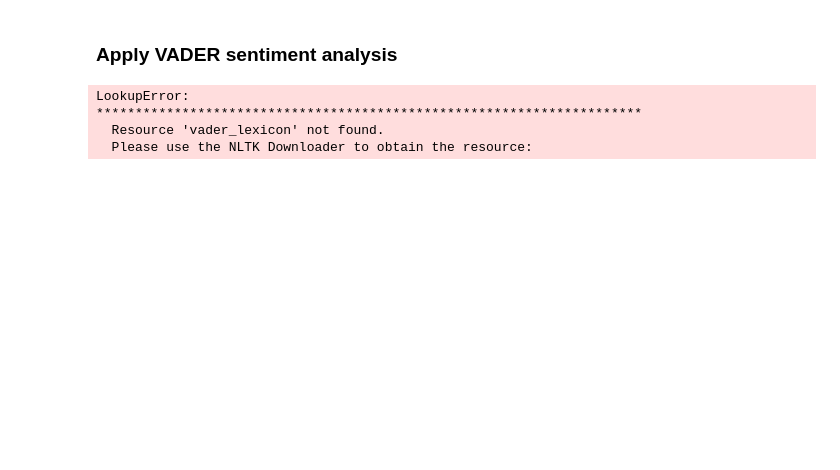
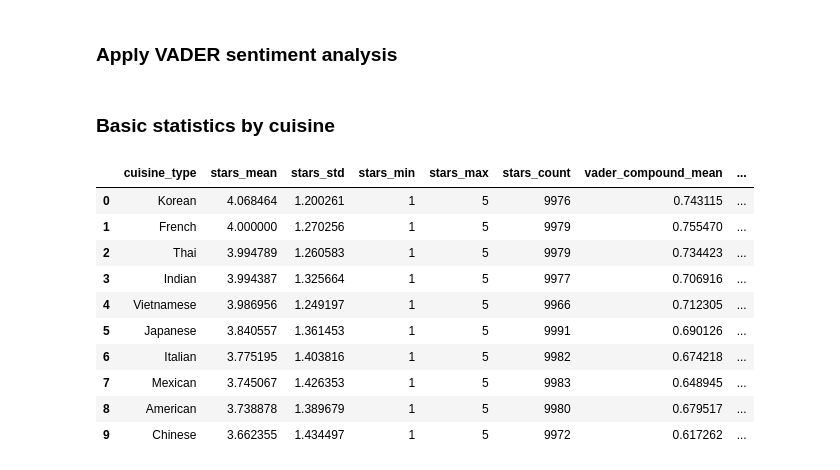
Before and after one commit to melinayg/CS4120-Project, a Jupyter notebook: project_file.ipynb, the cells around one changed output. Saved outputs shown, nothing was run; the diff lists cells and outputs as text; code cells hidden in the pictures; blank space fills up the shorter version.

```diff
--- a/project_file.ipynb
+++ b/project_file.ipynb
@@ -220,13 +218,13 @@ display(df_sent.head(3))
 # %% [markdown]
 ### Apply VADER sentiment analysis
 # %%
+sia = SentimentIntensityAnalyzer()
+
 texts = df_sent["text_clean"].fillna("").astype(str)
 n = len(texts)
 neg, neu, pos, compound = [], [], [], []
 
 for i, t in enumerate(texts):
-    if (i + 1) % 10_000 == 0 or (i + 1) == n:
-        print(f"[VADER] Processing review {i + 1:,} / {n:,} ...")
     scores = sia.polarity_scores(t)
     neg.append(scores["neg"])
     neu.append(scores["neu"])
@@ -237,38 +235,27 @@ df_sent["vader_negative"] = neg
 df_sent["vader_neutral"] = neu
 df_sent["vader_positive"] = pos
 df_sent["vader_compound"] = compound
-
-print("\n[VADER] Sample: text_clean, stars, vader_compound (5 rows)")
-sample_cols = ["text_clean", "stars", "vader_compound"]
-for _, row in df_sent[sample_cols].head(5).iterrows():
-    tc = row["text_clean"]
-    if isinstance(tc, str) and len(tc) > 200:
-        tc = tc[:200] + "..."
-    print(f"  stars={row['stars']!r}  compound={row['vader_compound']:.4f}")
-    print(f"  text: {tc!r}\n")
-# %% [output]
-LookupError:
-**********************************************************************
-  Resource 'vader_lexicon' not found.
-  Please use the NLTK Downloader to obtain the resource:
+# %% [markdown]
+### Basic statistics by cuisine
 # %%
-# === [SENTIMENT 4/8] Basic statistics by cuisine ===
-try:
-    from IPython.display import display
-except ImportError:
-    display = print
-
 stat_cols = ["stars", "vader_compound"]
 
 by_cuisine = df_sent.groupby("cuisine_type")[stat_cols].agg(
     ["mean", "std", "min", "max", "count"]
 )
-# Flatten MultiIndex columns -> stars_mean, stars_std, ...
 by_cuisine.columns = [f"{a}_{b}" for a, b in by_cuisine.columns]
 by_cuisine = by_cuisine.reset_index()
 
-print("[STATS] By cuisine — sorted by mean stars (descending)")
 display(by_cuisine.sort_values("stars_mean", ascending=False).reset_index(drop=True))
-
-print("\n[STATS] By cuisine — sorted by mean vader_compound (descending)")
-display(by_cuisine.sort_values("vader_compound_mean", ascending=False).reset_index(drop=True))
+# %% [output]
+|  | cuisine_type | stars_mean | stars_std | stars_min | stars_max | stars_count | vader_compound_mean | ... |
+| 0 | Korean | 4.068464 | 1.200261 | 1 | 5 | 9976 | 0.743115 | ... |
+| 1 | French | 4.000000 | 1.270256 | 1 | 5 | 9979 | 0.755470 | ... |
+| 2 | Thai | 3.994789 | 1.260583 | 1 | 5 | 9979 | 0.734423 | ... |
+| 3 | Indian | 3.994387 | 1.325664 | 1 | 5 | 9977 | 0.706916 | ... |
+| 4 | Vietnamese | 3.986956 | 1.249197 | 1 | 5 | 9966 | 0.712305 | ... |
+| 5 | Japanese | 3.840557 | 1.361453 | 1 | 5 | 9991 | 0.690126 | ... |
+| 6 | Italian | 3.775195 | 1.403816 | 1 | 5 | 9982 | 0.674218 | ... |
+| 7 | Mexican | 3.745067 | 1.426353 | 1 | 5 | 9983 | 0.648945 | ... |
+| 8 | American | 3.738878 | 1.389679 | 1 | 5 | 9980 | 0.679517 | ... |
+| 9 | Chinese | 3.662355 | 1.434497 | 1 | 5 | 9972 | 0.617262 | ... |
```
Also changed, not shown: parts of 22 cells of this notebook.
